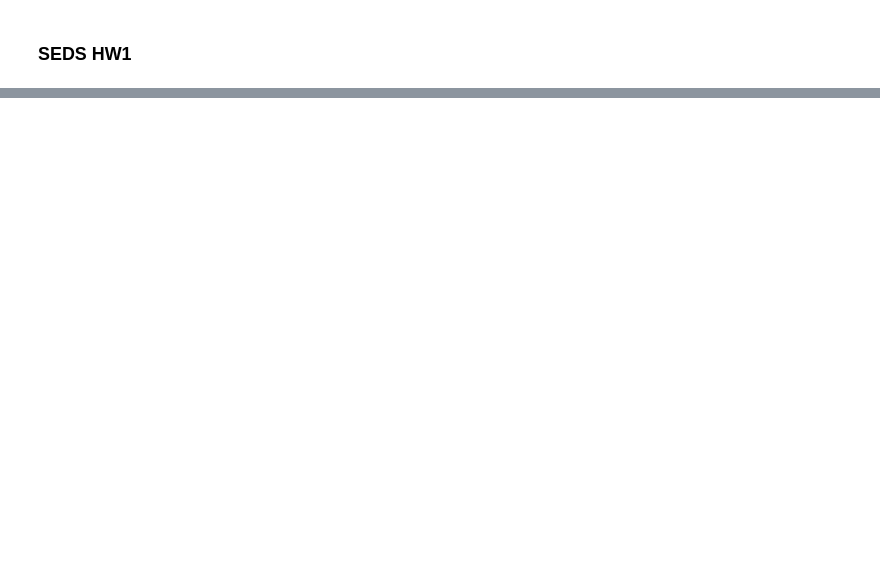
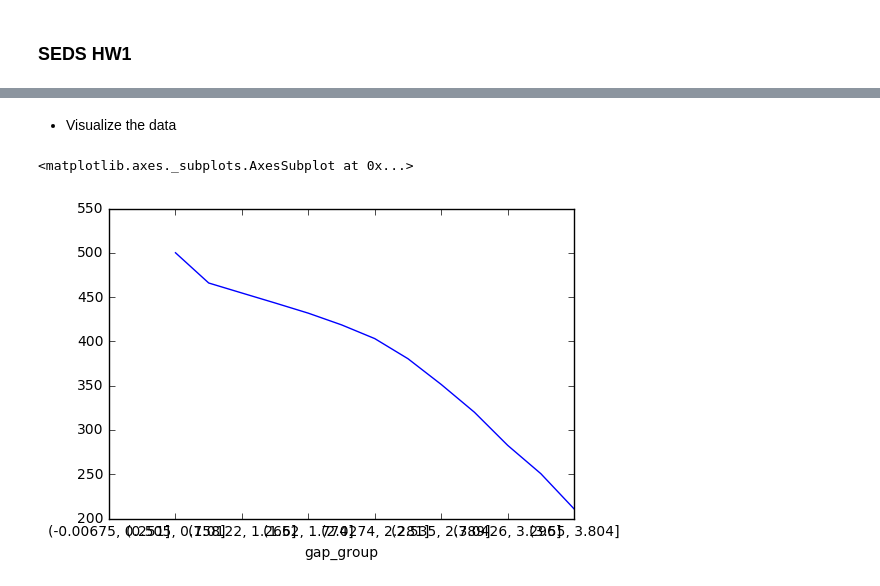
Before and after one commit to wfqethan/SEDS-HW1, a Jupyter notebook: seds-hw-1-Wang-Fangqi.ipynb, the cells around one changed output, grey strips where cells are left out. Saved outputs shown, nothing was run; the diff lists cells and outputs as text; code cells hidden in the pictures; blank space fills up the shorter version.

```diff
--- a/seds-hw-1-Wang-Fangqi.ipynb
+++ b/seds-hw-1-Wang-Fangqi.ipynb
@@ -53,0 +54,3 @@ plt.scatter(gap,pce)
+# %%
+data['mass_ratio_CH4']=data['mass']/16.04246
+data.head()
@@ -53,0 +66,3 @@ plt.scatter(gap,pce)
+# %%
+data['gap_group']=pd.cut(data['e_gap_alpha'], 15)
+pd.value_counts(data['gap_group'])
@@ -53,0 +130,7 @@ plt.scatter(gap,pce)
+# %% [markdown]
+* Visualize the data
+# %%
+data.groupby(['gap_group'])['mass'].mean().plot()
+# %% [output]
+<matplotlib.axes._subplots.AxesSubplot at 0x...>
+[figure, added]
```
Also changed, not shown: parts of 17 cells of this notebook.
